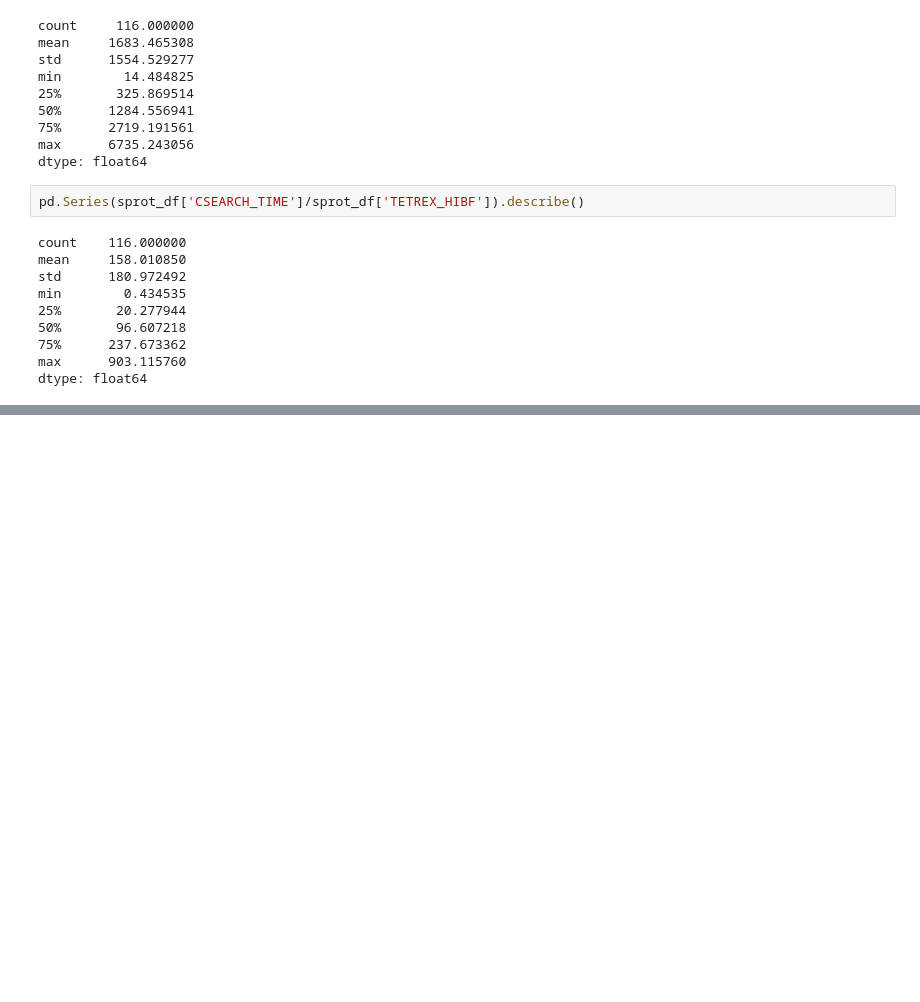
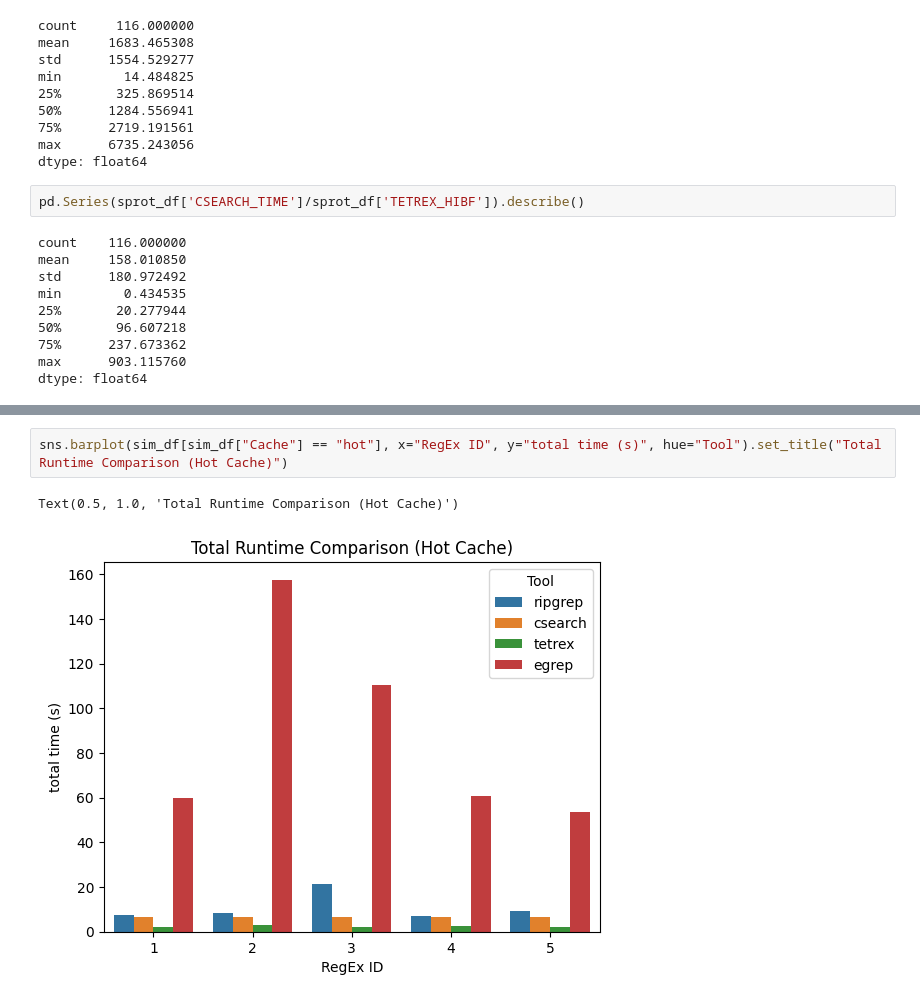
Before and after one commit to remyschwab/TetRex, a Jupyter notebook: utils/visualization_eval.ipynb, the cells around one changed output, grey strips where cells are left out. Cells and saved outputs as stored; diff of their text form; blank space fills up the shorter version.

```diff
--- a/utils/visualization_eval.ipynb
+++ b/utils/visualization_eval.ipynb
@@ -473,0 +508,5 @@ dtype: float64
+# %%
+sns.barplot(sim_df[sim_df["Cache"] == "hot"], x="RegEx ID", y="total time (s)", hue="Tool").set_title("Total Runtime Comparison (Hot Cache)")
+# %% [output]
+Text(0.5, 1.0, 'Total Runtime Comparison (Hot Cache)')
+[figure, added]
```
Also changed, not shown: parts of 50 cells of this notebook, 3 other files.
